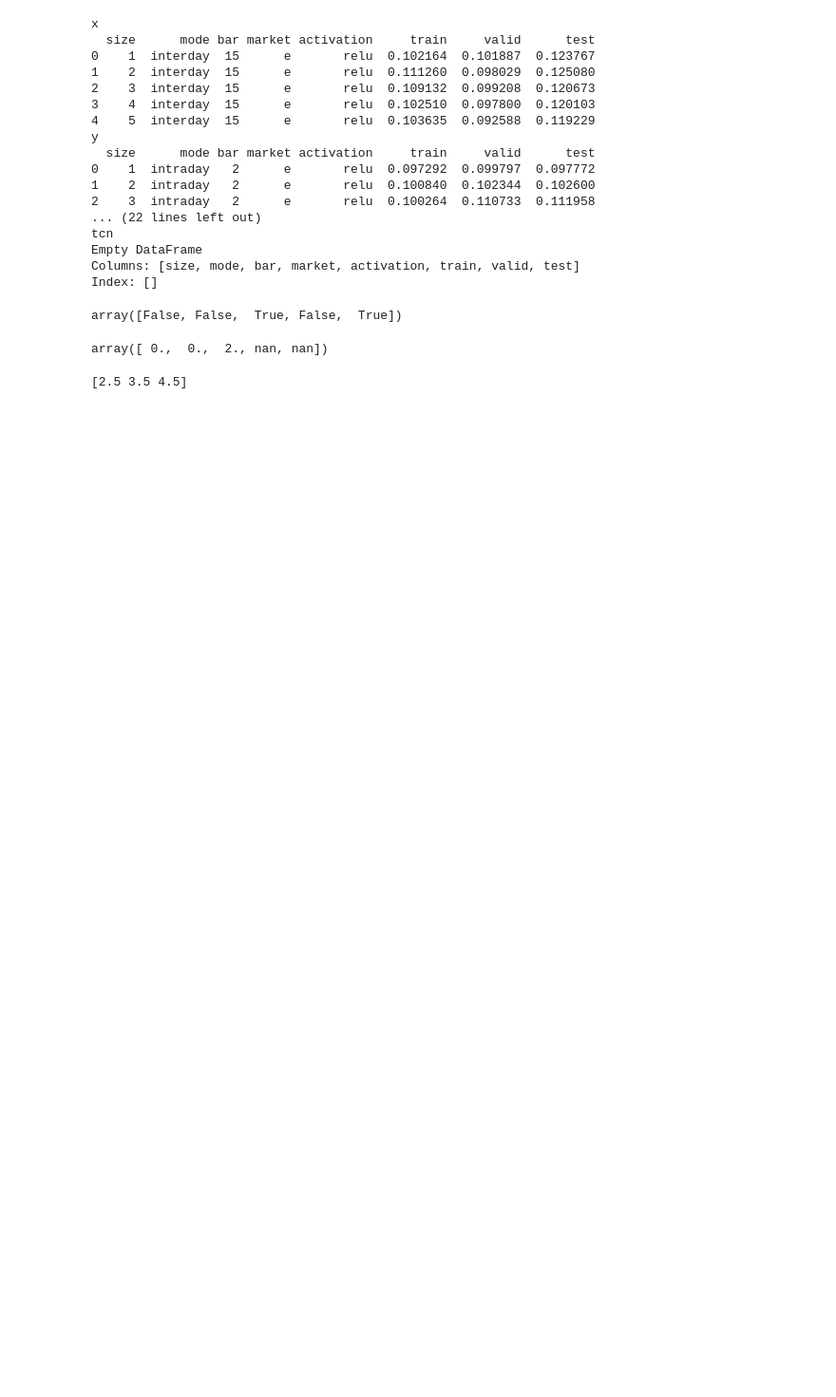
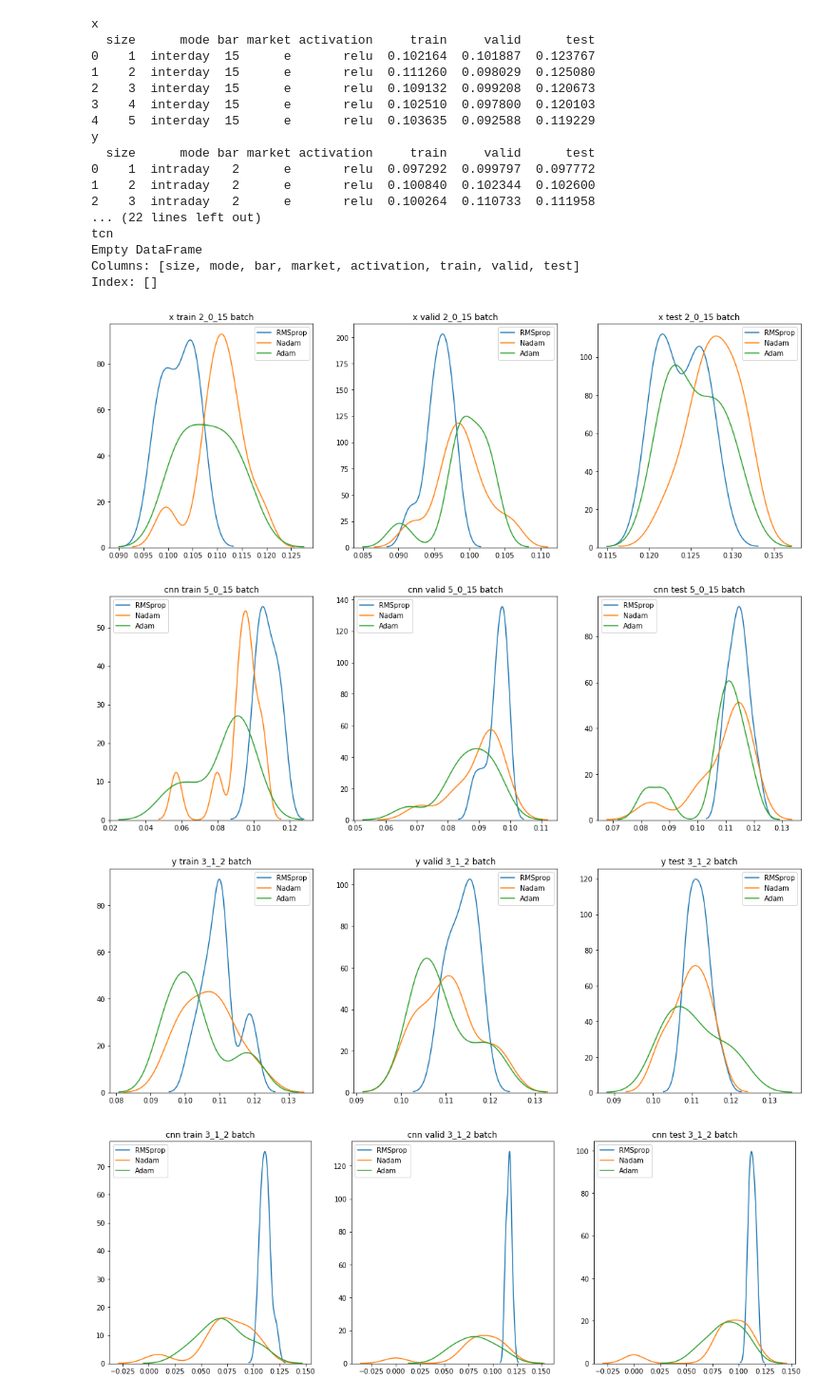
Before and after one commit to PatrickDeng0/AlphaSelect, a Jupyter notebook: logs_compare.ipynb, the cells around one changed output. Shown: that part at 95% size. Drawn from its saved outputs; the diff is of its cells as text; code cells hidden in the pictures; blank space fills up the shorter version.

```diff
--- a/logs_compare.ipynb
+++ b/logs_compare.ipynb
@@ -68,5 +63,0 @@ a = np.array([1,2,4, np.nan, 4])
-# %%
-judge = a>3
-judge
-# %% [output]
-array([False, False,  True, False,  True])
@@ -75,4 +63,0 @@ b = np.array([1,1,2,np.nan,np.nan])
-# %%
-judge*b
-# %% [output]
-array([ 0.,  0.,  2., nan, nan])
@@ -81,4 +64,66 @@ a = np.array([[1,2,3],[4,5,6]])
-# %%
-print(a.mean(axis=0))
-# %% [output]
-[2.5 3.5 4.5]
+# %%
+import pandas as pd
+import pickle, os, re
+import matplotlib.pyplot as plt
+import seaborn as sns
+from collections import defaultdict
+
+
+def collect():
+    df_dict = defaultdict(dict)
+    mode_dict = {'0':'interday', '1':'intraday'}
+    act_dict = {'r':'relu', 't':'tanh', 's':'sigmoid'}
+
+    hy_params = os.listdir('logs/')
+    for hy_param in hy_params:
+        hypers = hy_param.split('_')
+        if len(hypers) < 4:
+            continue
+
+        optimizers = os.listdir('logs/'+hy_param+'/')
+        for optimizer in optimizers:
+            if optimizer.startswith('.'):
+                continue
+
+            pkl_files = os.listdir('logs/' + hy_param + '/' + optimizer + '/')
+            for pkl_file in pkl_files:
+                if pkl_file.startswith('.'):
+                    continue
+
+                model_name = pkl_file.split('_')[0]
+                with open('logs/' + hy_param + '/' + optimizer + '/' + pkl_file, 'rb') as file:
+                    batch_IC_res, signal_IC_res = pickle.load(file)
+                df_dict[model_name+'_'+hy_param][optimizer] = [batch_IC_res, signal_IC_res]
+    return df_dict
+
+
+
+df_dict = collect()
+p_s = 0
+mode = ['batch', 'signal']
+for hyper, value in df_dict.items():
+
+    model_name, setting = hyper.split('_')[0], '_'.join(hyper.split('_')[1:-1])
+    fig = plt.figure(figsize=(18,6))
+    axs = []
+    for i in range(3):
+        axs.append(fig.add_subplot(131+i))
+
+    for opti, perform in value.items():
+        sns.distplot(perform[p_s][:,0], ax=axs[0], label=opti, hist=False)
+        axs[0].set_title('%s %s %s %s' % (model_name, 'train', setting, mode[p_s]))
+
+        sns.distplot(perform[p_s][:,1], ax=axs[1], label=opti, hist=False)
+        axs[1].set_title('%s %s %s %s' % (model_name, 'valid', setting, mode[p_s]))
+
+        sns.distplot(perform[p_s][:,2], ax=axs[2], label=opti, hist=False)
+        axs[2].set_title('%s %s %s %s' % (model_name, 'test', setting, mode[p_s]))
+    for ax in axs:
+        ax.legend()
+
+    fig.show()
+# %% [output]
+[figure, added]
+[figure, added]
+[figure, added]
+[figure, added]
```
Also changed, not shown: parts of 4 cells of this notebook, 5 other files.
